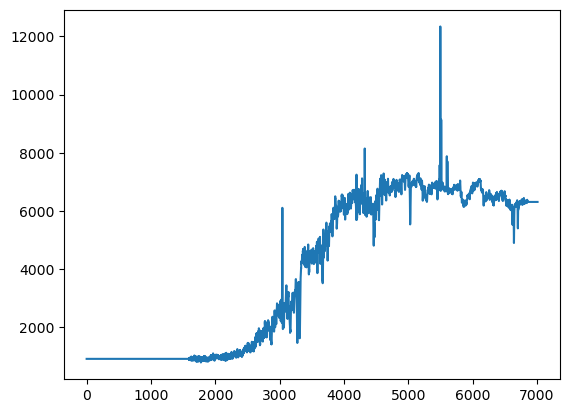
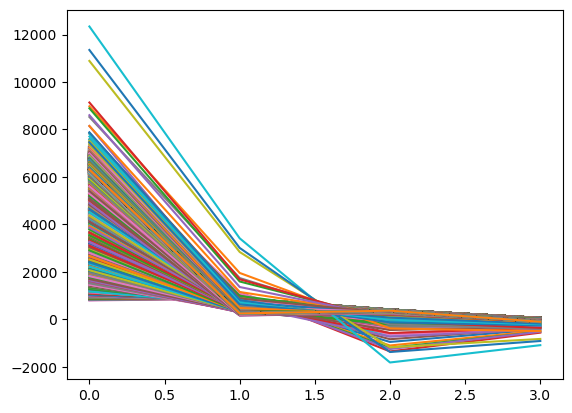
Unified diff of the notebook cell whose output changed from the first chart to the second:
--- before
+++ after
@@ -1,2 +1,2 @@
-plt.plot(data[0,:])
+plt.plot(spec)
 plt.show()

Commit: plots of spectra